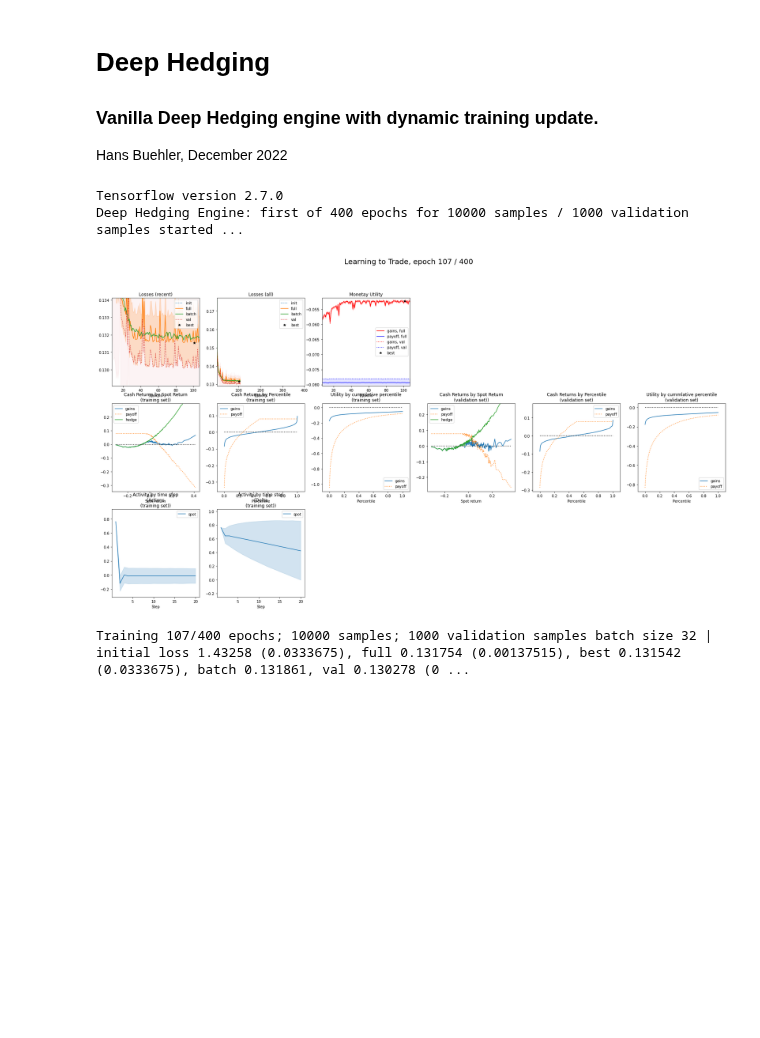
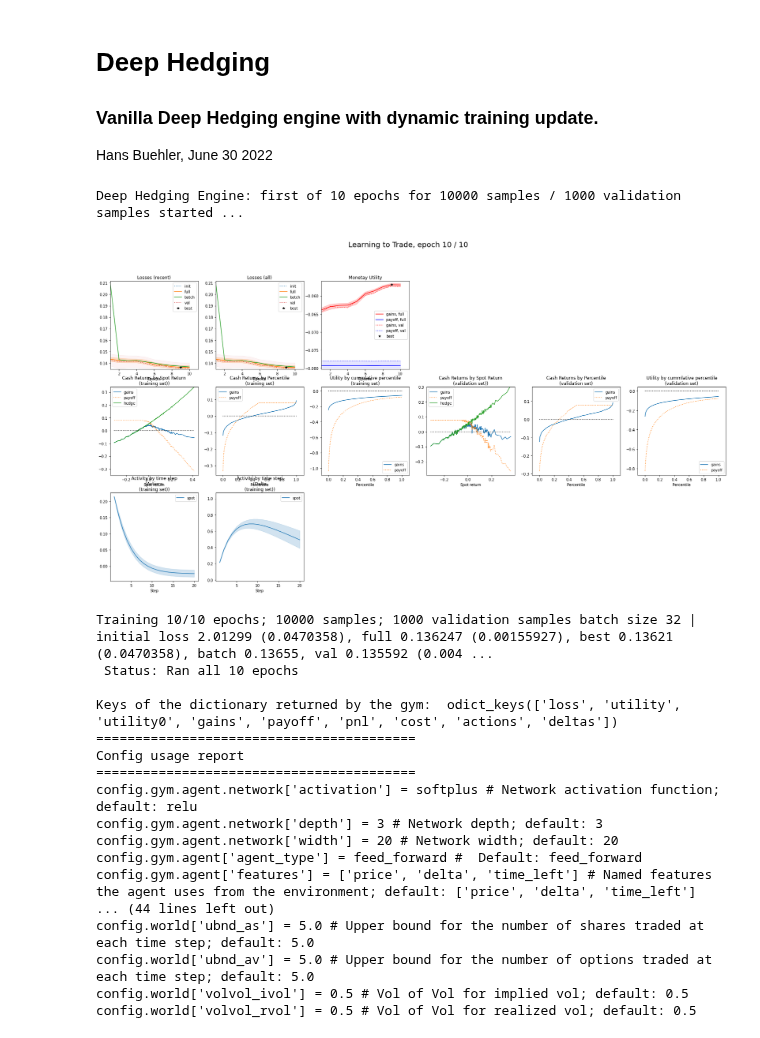
Before and after one commit to hansbuehler/deephedging, a Jupyter notebook: notebooks/trainer.ipynb, the cells around one changed output. Cells and saved outputs as stored; diff of their text form; code cells hidden in the pictures; blank space fills up the shorter version.

Commit message:
Updated code base and README.md file

```diff
--- a/notebooks/trainer.ipynb
+++ b/notebooks/trainer.ipynb
@@ -1,15 +1,12 @@
 # %% [markdown]
 # Deep Hedging
 ### Vanilla Deep Hedging engine with dynamic training update.
-Hans Buehler, December 2022
+Hans Buehler, June 30 2022
 # %%
-import numpy as np
+"""
+When working on the code base, activate below code:
 
 import imp
-import packages.cdxbasics.cdxbasics.config as config
-imp.reload(config)
-import packages.cdxbasics.cdxbasics.dynaplot as dynaplot
-imp.reload(dynaplot)
 import deephedging.base as base
 imp.reload(base)
 import deephedging.world as world
@@ -22,14 +19,14 @@ import deephedging.gym as gym
 imp.reload(gym)
 import deephedging.trainer as trainer
 imp.reload(trainer)
+"""
 
-from packages.cdxbasics.cdxbasics.dynaplot import figure, colors_base, colors_tableau
-from packages.cdxbasics.cdxbasics.config import Config
-
+from cdxbasics.config import Config
 from deephedging.trainer import train
 from deephedging.gym import VanillaDeepHedgingGym
 from deephedging.world import SimpleWorld_Spot_ATM
 
+# see print of the config below for numerous options
 config = Config()
 # world
 config.world.samples = 10000
@@ -37,35 +34,52 @@ config.world.steps = 20
 config.world.black_scholes = True
 # gym
 config.gym.objective.utility = "exp2"
 config.gym.objective.lmbda = 10.
 config.gym.agent.network.depth = 3
 config.gym.agent.network.activation = "softplus"
 # trainer
 config.trainer.train.batch_size = None
-config.trainer.train.epochs = 400
+config.trainer.train.epochs = 10
 config.trainer.train.run_eagerly = False
 config.trainer.visual.epoch_refresh = 1
 config.trainer.visual.time_refresh = 10
 config.trainer.visual.pcnt_lo = 0.25
 config.trainer.visual.pcnt_hi = 0.75
 
 # create world
 world  = SimpleWorld_Spot_ATM( config.world )
 val_world  = world.clone(samples=1000)
 
 # create training environment
 gym = VanillaDeepHedgingGym( config.gym )
 
 # create training environment
 train( gym=gym, world=world, val_world=val_world, config=config.trainer )
+r = gym(world.tf_data)
+print("Keys of the dictionary returned by the gym: ", r.keys())
 
 print("=========================================")
 print("Config usage report")
 print("=========================================")
 print( config.usage_report() )
 config.done()
 # %% [output]
-Tensorflow version 2.7.0
-Deep Hedging Engine: first of 400 epochs for 10000 samples / 1000 validation samples started ...
+Deep Hedging Engine: first of 10 epochs for 10000 samples / 1000 validation samples started ...
-[figure, old version]
+[figure, new version]
-Training 107/400 epochs; 10000 samples; 1000 validation samples batch size 32 | initial loss 1.43258 (0.0333675), full 0.131754 (0.00137515), best 0.131542 (0.0333675), batch 0.131861, val 0.130278 (0 ...
+Training 10/10 epochs; 10000 samples; 1000 validation samples batch size 32 | initial loss 2.01299 (0.0470358), full 0.136247 (0.00155927), best 0.13621 (0.0470358), batch 0.13655, val 0.135592 (0.004 ...
+ Status: Ran all 10 epochs
+
+Keys of the dictionary returned by the gym:  odict_keys(['loss', 'utility', 'utility0', 'gains', 'payoff', 'pnl', 'cost', 'actions', 'deltas'])
+=========================================
+Config usage report
+=========================================
+config.gym.agent.network['activation'] = softplus # Network activation function; default: relu
+config.gym.agent.network['depth'] = 3 # Network depth; default: 3
+config.gym.agent.network['width'] = 20 # Network width; default: 20
+config.gym.agent['agent_type'] = feed_forward #  Default: feed_forward
+config.gym.agent['features'] = ['price', 'delta', 'time_left'] # Named features the agent uses from the environment; default: ['price', 'delta', 'time_left']
+... (44 lines left out)
+config.world['ubnd_as'] = 5.0 # Upper bound for the number of shares traded at each time step; default: 5.0
+config.world['ubnd_av'] = 5.0 # Upper bound for the number of options traded at each time step; default: 5.0
+config.world['volvol_ivol'] = 0.5 # Vol of Vol for implied vol; default: 0.5
+config.world['volvol_rvol'] = 0.5 # Vol of Vol for realized vol; default: 0.5
```
Also changed, not shown: parts of 1 cell of this notebook, 9 other files.
